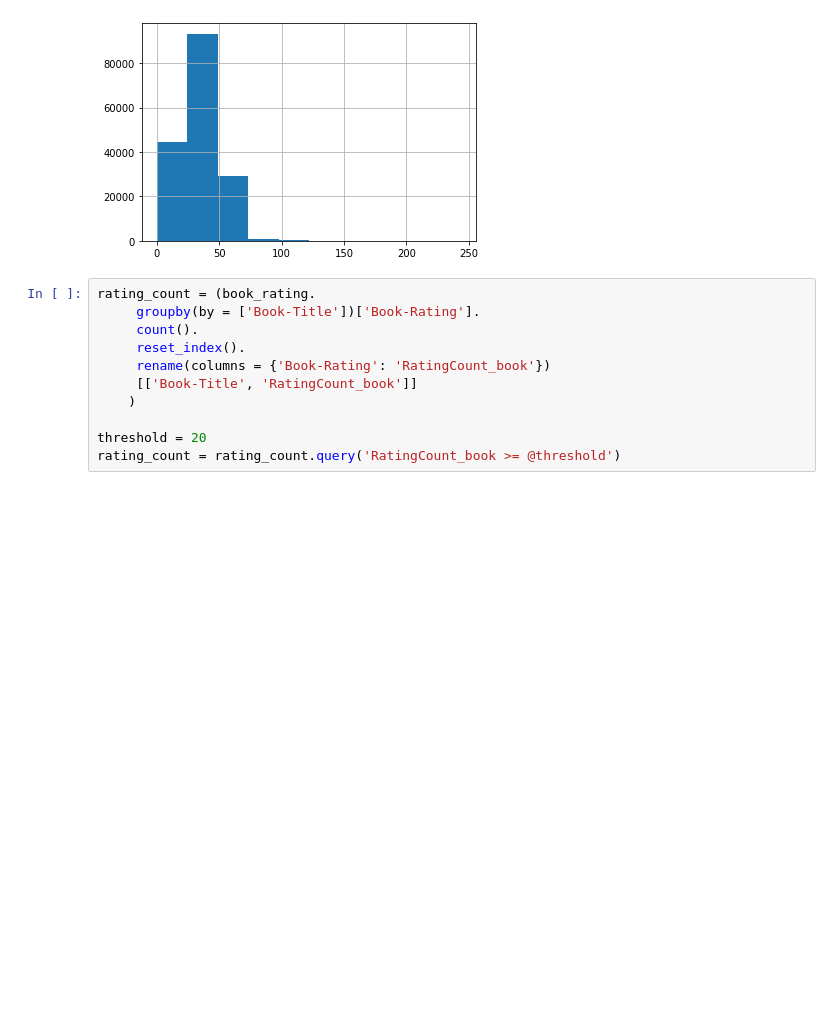
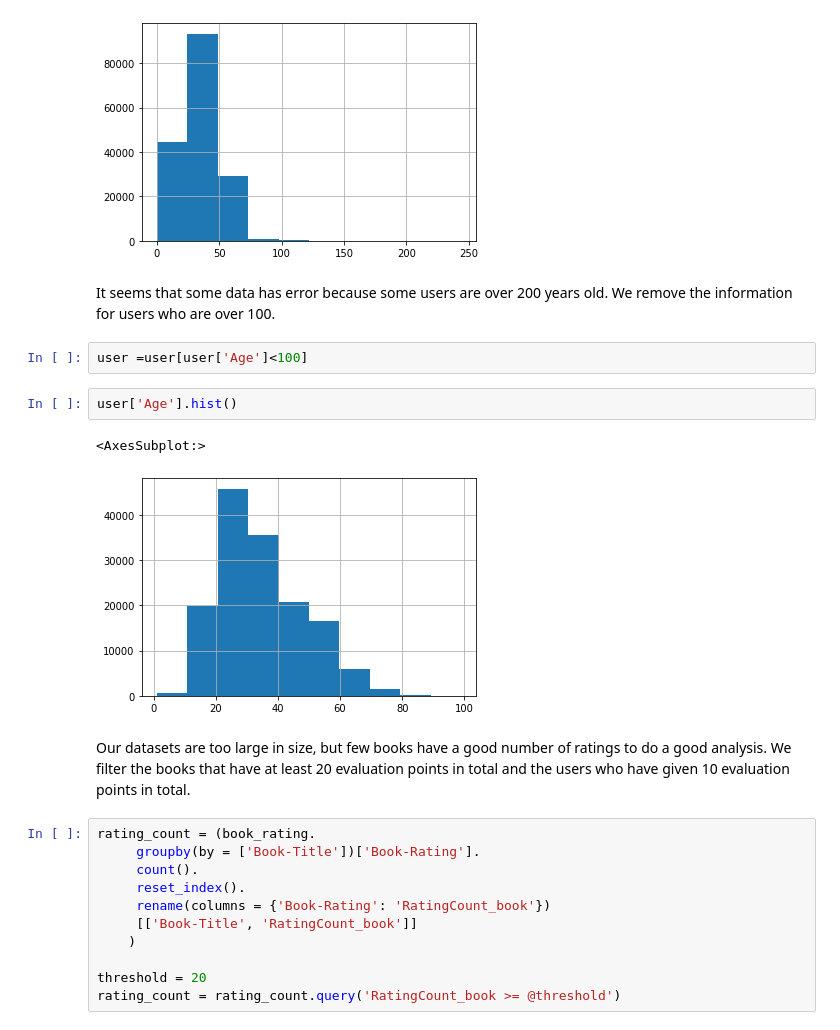
Before and after one commit to AlinaKasiuk/Book-Recommendation-System, a Jupyter notebook: Exploratory_Analysis.ipynb, the cells around one changed output. Drawn from its saved outputs; the diff is of its cells as text; blank space fills up the shorter version.

```diff
--- a/Exploratory_Analysis.ipynb
+++ b/Exploratory_Analysis.ipynb
@@ -89,6 +117,19 @@ user['Age'].hist()
 # %% [output]
 <AxesSubplot:>
 [figure]
+# %% [markdown]
+It seems that some data has error because some users are over 200 years old.
+We remove the information for users who are over 100.
+# %%
+user =user[user['Age']<100]
+# %%
+user['Age'].hist()
+# %% [output]
+<AxesSubplot:>
+[figure, added]
+# %% [markdown]
+Our datasets are too large in size, but few books have a good number of ratings to do a good analysis.
+We filter the books that have at least 20 evaluation points in total and the users who have given 10 evaluation points in total.
 # %%
 rating_count = (book_rating.
      groupby(by = ['Book-Title'])['Book-Rating'].
```
Also changed, not shown: parts of 20 cells of this notebook, 1 other file.
